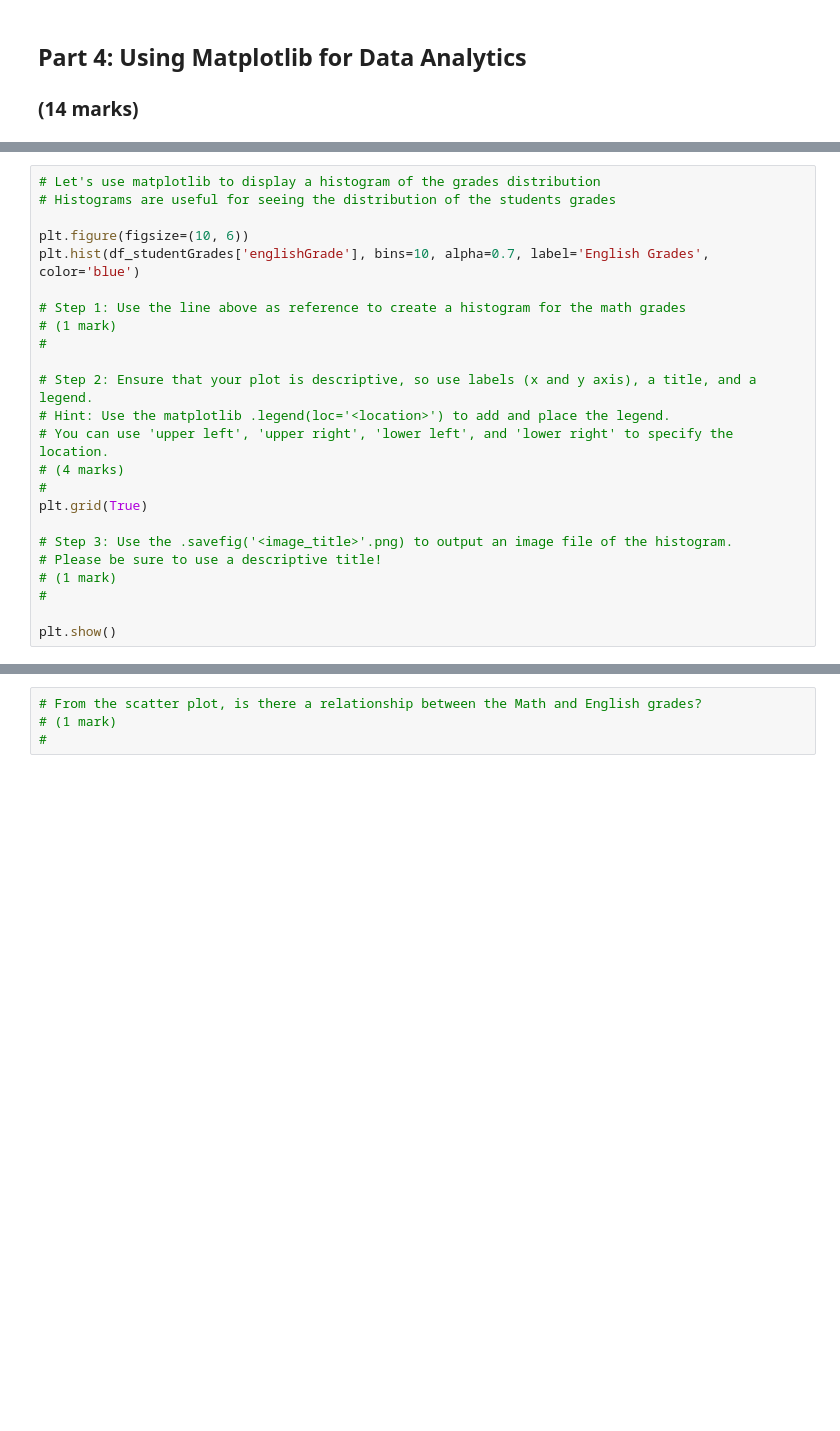
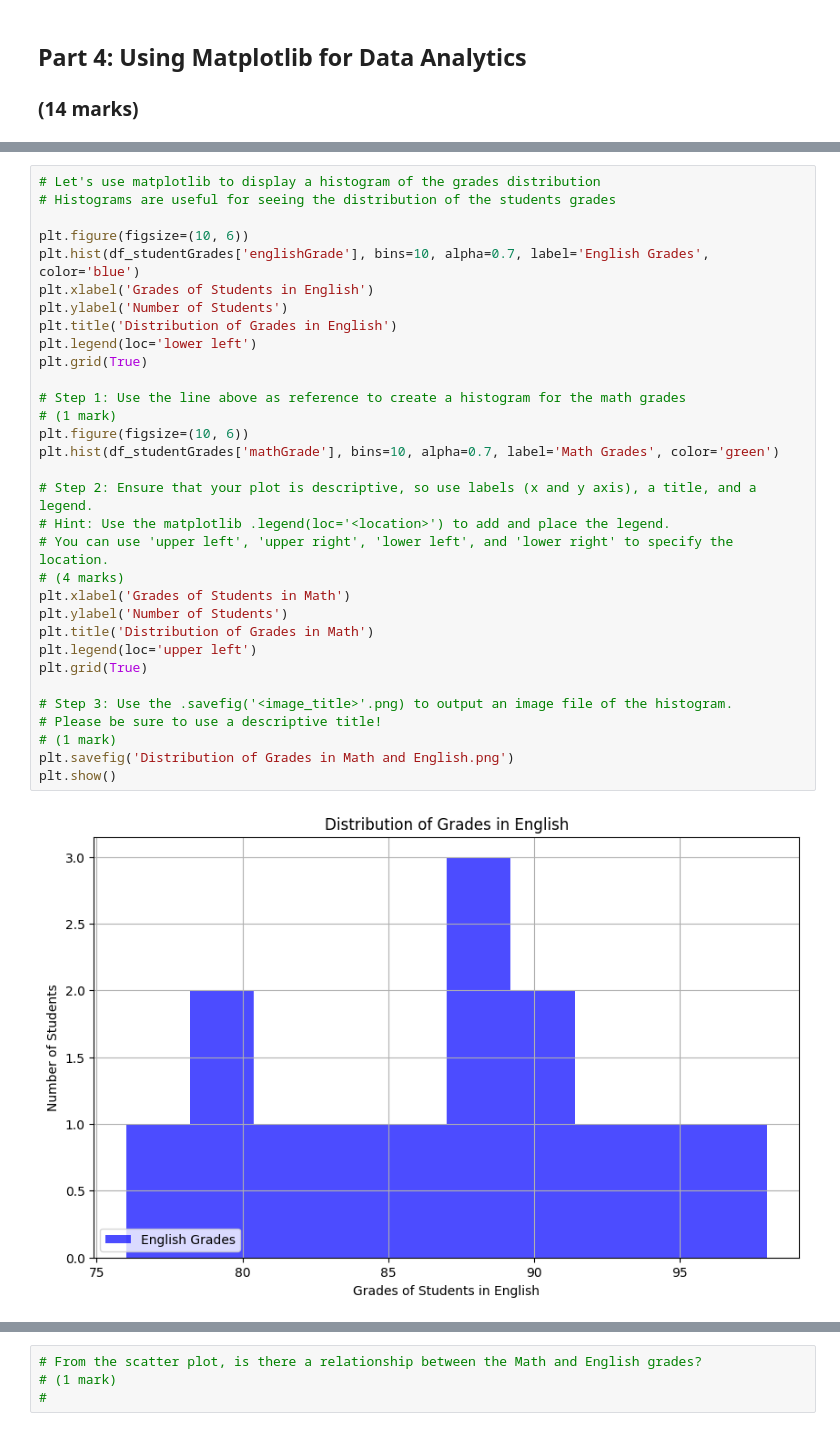
Before and after one commit to SaharYousefi92/engg680_2024_fall, a Jupyter notebook: Lab_Assignment1/StudentGradeManagementSystem.ipynb, the cells around one changed output, grey strips where cells are left out. Saved outputs shown, nothing was run; the diff lists cells and outputs as text; blank space fills up the shorter version.

```diff
--- a/Lab_Assignment1/StudentGradeManagementSystem.ipynb
+++ b/Lab_Assignment1/StudentGradeManagementSystem.ipynb
@@ -373,24 +384,34 @@ print(df_studentsGPASorted_homeroom.loc[df_studentsGPASorted_homeroom.groupby('h
 # %%
 # Let's use matplotlib to display a histogram of the grades distribution
 # Histograms are useful for seeing the distribution of the students grades
 
 plt.figure(figsize=(10, 6))
 plt.hist(df_studentGrades['englishGrade'], bins=10, alpha=0.7, label='English Grades', color='blue')
+plt.xlabel('Grades of Students in English')
+plt.ylabel('Number of Students')
+plt.title('Distribution of Grades in English')
+plt.legend(loc='lower left')
+plt.grid(True)
 
 # Step 1: Use the line above as reference to create a histogram for the math grades
 # (1 mark)
-#
+plt.figure(figsize=(10, 6))
+plt.hist(df_studentGrades['mathGrade'], bins=10, alpha=0.7, label='Math Grades', color='green')
 
 # Step 2: Ensure that your plot is descriptive, so use labels (x and y axis), a title, and a legend.
 # Hint: Use the matplotlib .legend(loc='<location>') to add and place the legend.
 # You can use 'upper left', 'upper right', 'lower left', and 'lower right' to specify the location.
 # (4 marks)
-#
+plt.xlabel('Grades of Students in Math')
+plt.ylabel('Number of Students')
+plt.title('Distribution of Grades in Math')
+plt.legend(loc='upper left')
 plt.grid(True)
 
 # Step 3: Use the .savefig('<image_title>'.png) to output an image file of the histogram.
 # Please be sure to use a descriptive title!
 # (1 mark)
-#
-
+plt.savefig('Distribution of Grades in Math and English.png')
 plt.show()
+# %% [output]
+[figure, added]
```
Also changed, not shown: parts of 4 cells of this notebook.
